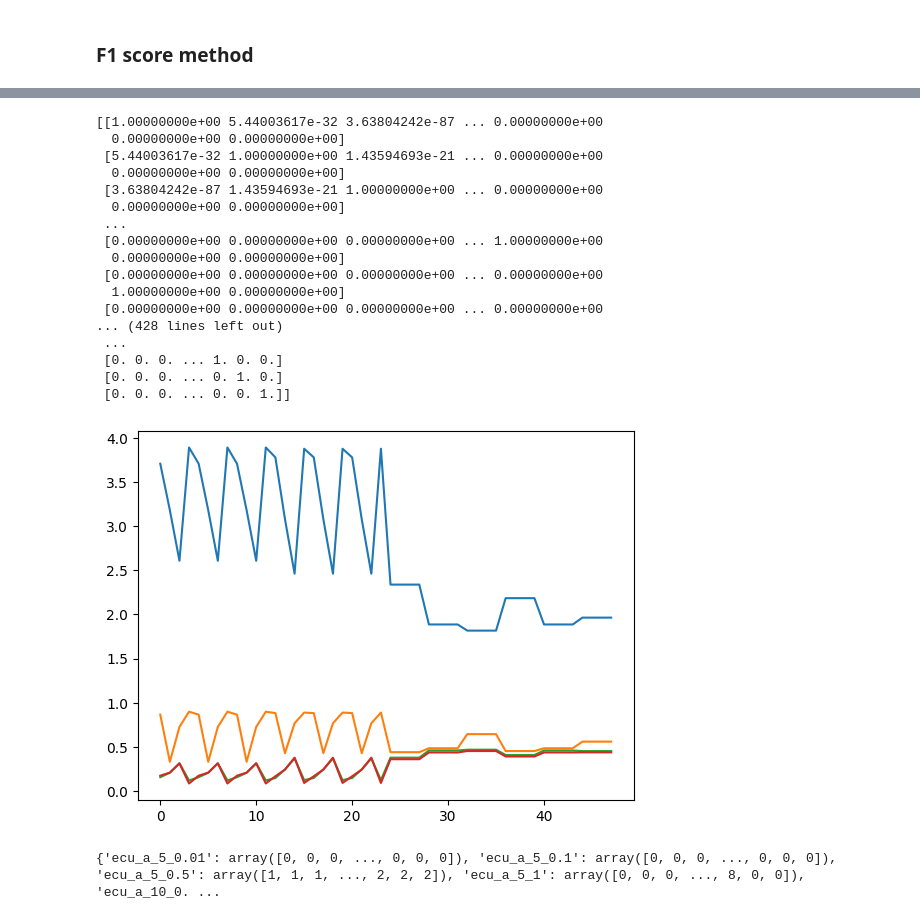
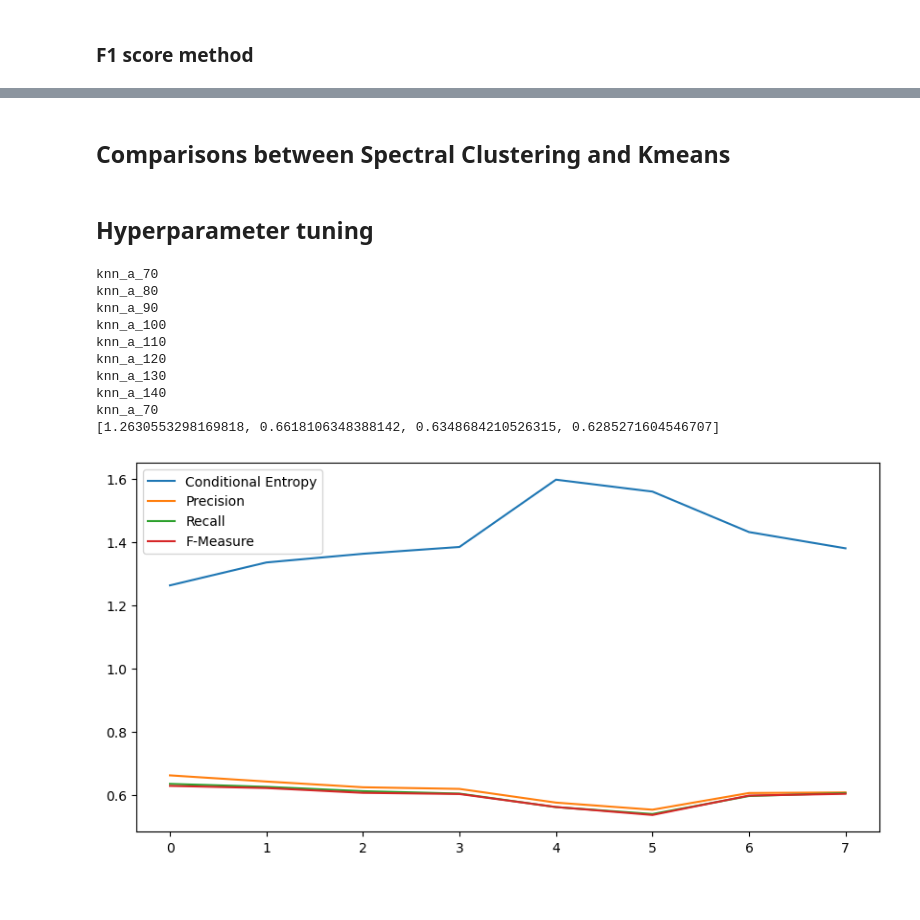
Before and after one commit to YoussefAboelwafa/Activity-Detection, a Jupyter notebook: Spectral-Clustering.ipynb, the cells around one changed output, grey strips where cells are left out. Drawn from its saved outputs; the diff is of its cells as text; code cells hidden in the pictures; blank space fills up the shorter version.

Commit message:
analysis done

```diff
--- a/Spectral-Clustering.ipynb
+++ b/Spectral-Clustering.ipynb
@@ -183,2 +79,0 @@ Entropy: 0.9474
-# %%
-l=kmean.labels_
@@ -295,9 +233,13 @@ print(get_metrics(y_train.flatten(),l))
+# %% [markdown]
+## Comparisons between Spectral Clustering and Kmeans
+# %% [markdown]
+## Hyperparameter tuning
 # %%
 def spectral_clustering_analysis(X_train, n_clusters=19):
     labels={}
-    sim = ["ecu", "knn"]
+    sim = ["ecu","cos", "knn"]
     laplacian = ["a", "l"]
-    n_neighbours = [5, 10, 15]
+    n_neighbours = [15,20,50,100,150]
     sigma = [0.01,0.1, 0.5, 1]
     for s in sim:
         for l in laplacian:
@@ -314,11 +256,11 @@ def spectral_clustering_analysis(X_train, n_clusters=19):
 
     return labels
 # %%
-def get_best_params(labels):
+def get_best_params(labels,y_test):
     metrics = {}
     best_key = ""
     for key in labels:
-        H,precision,recall,f = get_metrics(y_train.flatten(),labels[key])
+        H,precision,recall,f = get_metrics(y_test.flatten(),labels[key])
         metrics[key] = [H,precision,recall,f]
         if best_key == "":
             best_key = key
@@ -338,35 +280,11 @@ def plot_metrics(metrics):
         precision.append(metrics[key][1])
         recall.append(metrics[key][2])
         f.append(metrics[key][3])
-    plt.plot(H)
-    plt.plot(precision)
-    plt.plot(recall)
-    plt.plot(f)
+
+    plt.figure(figsize=(10, 5))
+    plt.plot(H, label="Conditional Entropy")
+    plt.plot(precision, label="Precision")
+    plt.plot(recall, label="Recall")
+    plt.plot(f, label="F-Measure")
+    plt.legend()
     plt.show()
-
-labels_dic= spectral_clustering_analysis(x_train, n_clusters=19)
-metrics = get_best_params(labels_dic)
-plot_metrics(metrics)
-# %% [output]
-[[1.00000000e+00 5.44003617e-32 3.63804242e-87 ... 0.00000000e+00
-  0.00000000e+00 0.00000000e+00]
- [5.44003617e-32 1.00000000e+00 1.43594693e-21 ... 0.00000000e+00
-  0.00000000e+00 0.00000000e+00]
- [3.63804242e-87 1.43594693e-21 1.00000000e+00 ... 0.00000000e+00
-  0.00000000e+00 0.00000000e+00]
- ...
- [0.00000000e+00 0.00000000e+00 0.00000000e+00 ... 1.00000000e+00
-  0.00000000e+00 0.00000000e+00]
- [0.00000000e+00 0.00000000e+00 0.00000000e+00 ... 0.00000000e+00
-  1.00000000e+00 0.00000000e+00]
- [0.00000000e+00 0.00000000e+00 0.00000000e+00 ... 0.00000000e+00
-... (428 lines left out)
- ...
- [0. 0. 0. ... 1. 0. 0.]
- [0. 0. 0. ... 0. 1. 0.]
- [0. 0. 0. ... 0. 0. 1.]]
-[figure, removed]
-# %%
-print (labels_dic)
-# %% [output]
-{'ecu_a_5_0.01': array([0, 0, 0, ..., 0, 0, 0]), 'ecu_a_5_0.1': array([0, 0, 0, ..., 0, 0, 0]), 'ecu_a_5_0.5': array([1, 1, 1, ..., 2, 2, 2]), 'ecu_a_5_1': array([0, 0, 0, ..., 8, 0, 0]), 'ecu_a_10_0. ...
@@ -380,0 +291,16 @@ def tune_parameters(X, sigma_range):
+# %%
+labels_dic= spectral_clustering_analysis(x_test, n_clusters=19)
+metrics = get_best_params(labels_dic,y_test)
+plot_metrics(metrics)
+# %% [output]
+knn_a_70
+knn_a_80
+knn_a_90
+knn_a_100
+knn_a_110
+knn_a_120
+knn_a_130
+knn_a_140
+knn_a_70
+[1.2630553298169818, 0.6618106348388142, 0.6348684210526315, 0.6285271604546707]
+[figure, added]
```
Also changed, not shown: parts of 19 cells of this notebook.
